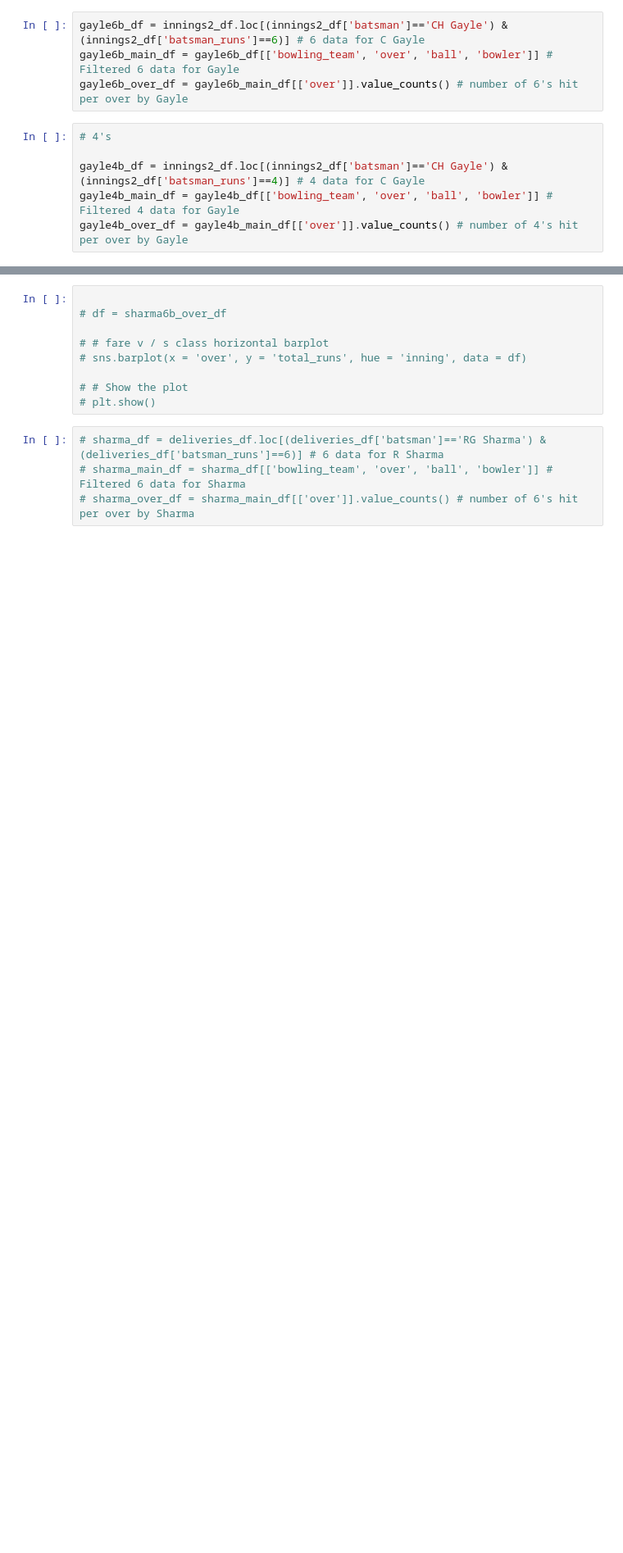
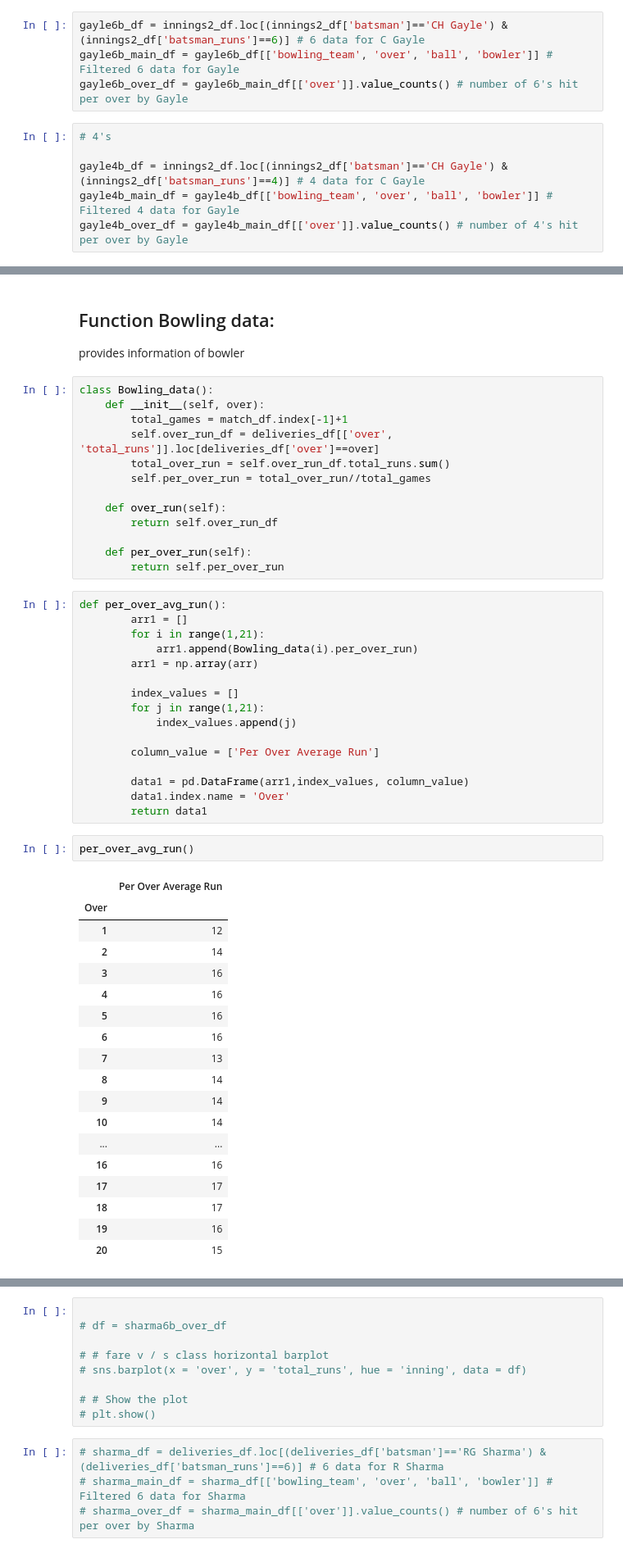
Before and after one commit to Utkarsh736/IPL_Data_Analysis, a Jupyter notebook: Template.ipynb, the cells around one changed output, grey strips where cells are left out. Shown at 82% size. Saved outputs shown, nothing was run; the diff lists cells and outputs as text; blank space fills up the shorter version.

Commit message:
Per over avg run Function added

```diff
--- a/Template.ipynb
+++ b/Template.ipynb
@@ -272,0 +192,53 @@ gayle6
+# %% [markdown]
+## Function Bowling data:
+provides information of bowler
+# %%
+class Bowling_data():
+    def __init__(self, over):
+        total_games = match_df.index[-1]+1
+        self.over_run_df = deliveries_df[['over', 'total_runs']].loc[deliveries_df['over']==over]
+        total_over_run = self.over_run_df.total_runs.sum()
+        self.per_over_run = total_over_run//total_games
+
+    def over_run(self):
+        return self.over_run_df
+
+    def per_over_run(self):
+        return self.per_over_run
+# %%
+def per_over_avg_run():
+        arr1 = []
+        for i in range(1,21):
+            arr1.append(Bowling_data(i).per_over_run)
+        arr1 = np.array(arr)
+
+        index_values = []
+        for j in range(1,21):
+            index_values.append(j)
+
+        column_value = ['Per Over Average Run']
+
+        data1 = pd.DataFrame(arr1,index_values, column_value)
+        data1.index.name = 'Over'
+        return data1
+# %%
+per_over_avg_run()
+# %% [output]
+|  | Per Over Average Run |
+| Over |  |
+| 1 | 12 |
+| 2 | 14 |
+| 3 | 16 |
+| 4 | 16 |
+| 5 | 16 |
+| 6 | 16 |
+| 7 | 13 |
+| 8 | 14 |
+| 9 | 14 |
+| 10 | 14 |
+| ... | ... |
+| 16 | 16 |
+| 17 | 17 |
+| 18 | 17 |
+| 19 | 16 |
+| 20 | 15 |
```
Also changed, not shown: parts of 36 cells of this notebook.
